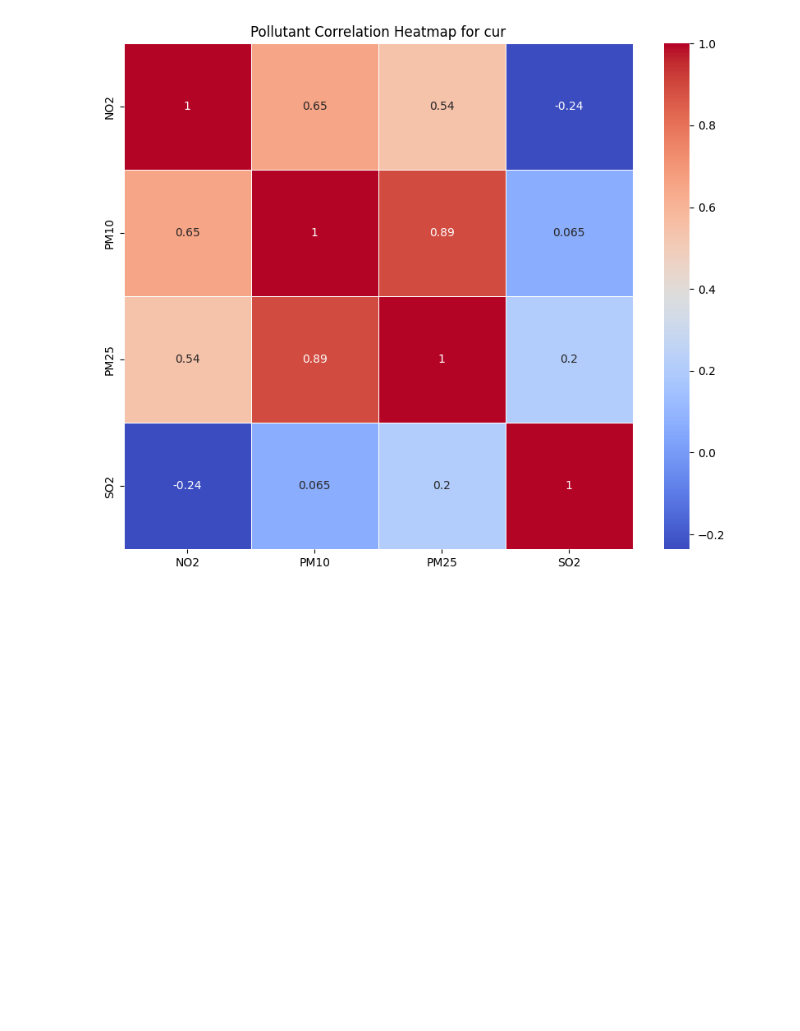
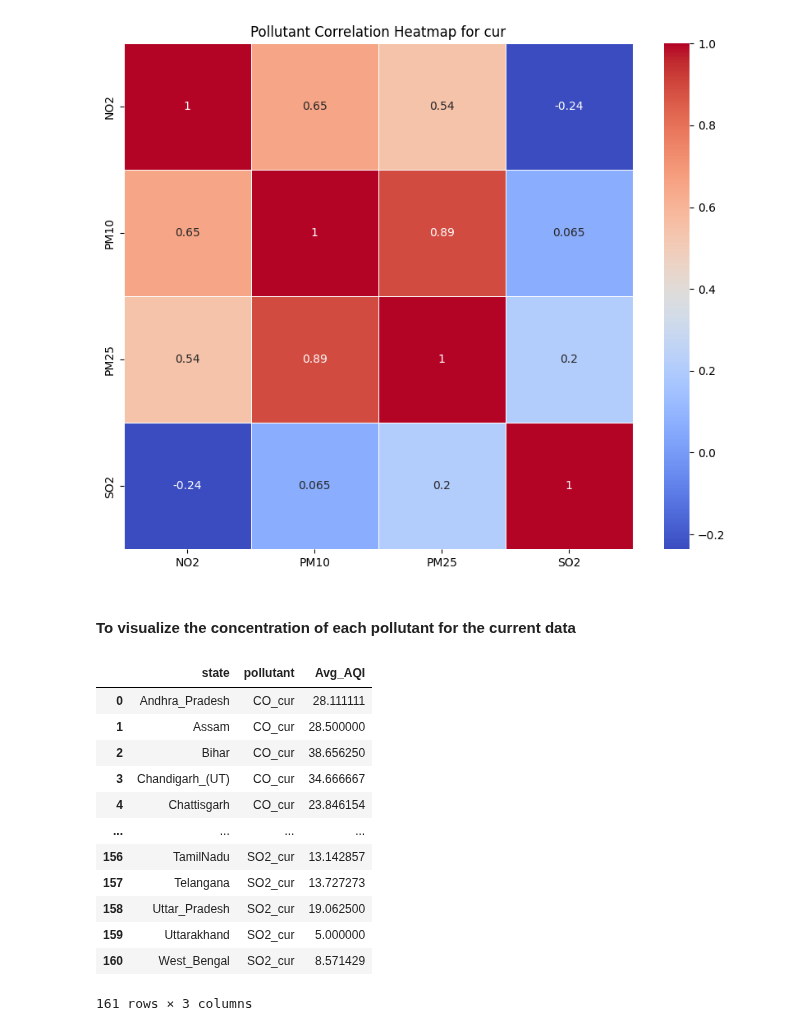
Before and after one commit to latheeshpoondla/Project, a Jupyter notebook: DSProject.ipynb, the cells around one changed output. Drawn from its saved outputs; the diff is of its cells as text; code cells hidden in the pictures; blank space fills up the shorter version.

```diff
--- a/DSProject.ipynb
+++ b/DSProject.ipynb
@@ -815,3 +825,23 @@ for year in years:
 [figure]
 [figure]
 [figure]
+# %% [markdown]
+#### To visualize the concentration of each pollutant for the current data
+# %%
+df = avg_cur_df.copy()
+df = df.melt(id_vars=['state'], var_name='pollutant', value_name='Avg_AQI')
+display(df)
+# %% [output]
+|  | state | pollutant | Avg_AQI |
+| 0 | Andhra_Pradesh | CO_cur | 28.111111 |
+| 1 | Assam | CO_cur | 28.500000 |
+| 2 | Bihar | CO_cur | 38.656250 |
+| 3 | Chandigarh_(UT) | CO_cur | 34.666667 |
+| 4 | Chattisgarh | CO_cur | 23.846154 |
+| ... | ... | ... | ... |
+| 156 | TamilNadu | SO2_cur | 13.142857 |
+| 157 | Telangana | SO2_cur | 13.727273 |
+| 158 | Uttar_Pradesh | SO2_cur | 19.062500 |
+| 159 | Uttarakhand | SO2_cur | 5.000000 |
+| 160 | West_Bengal | SO2_cur | 8.571429 |
+161 rows × 3 columns
```
Also changed, not shown: parts of 5 cells of this notebook, 1 other file.
